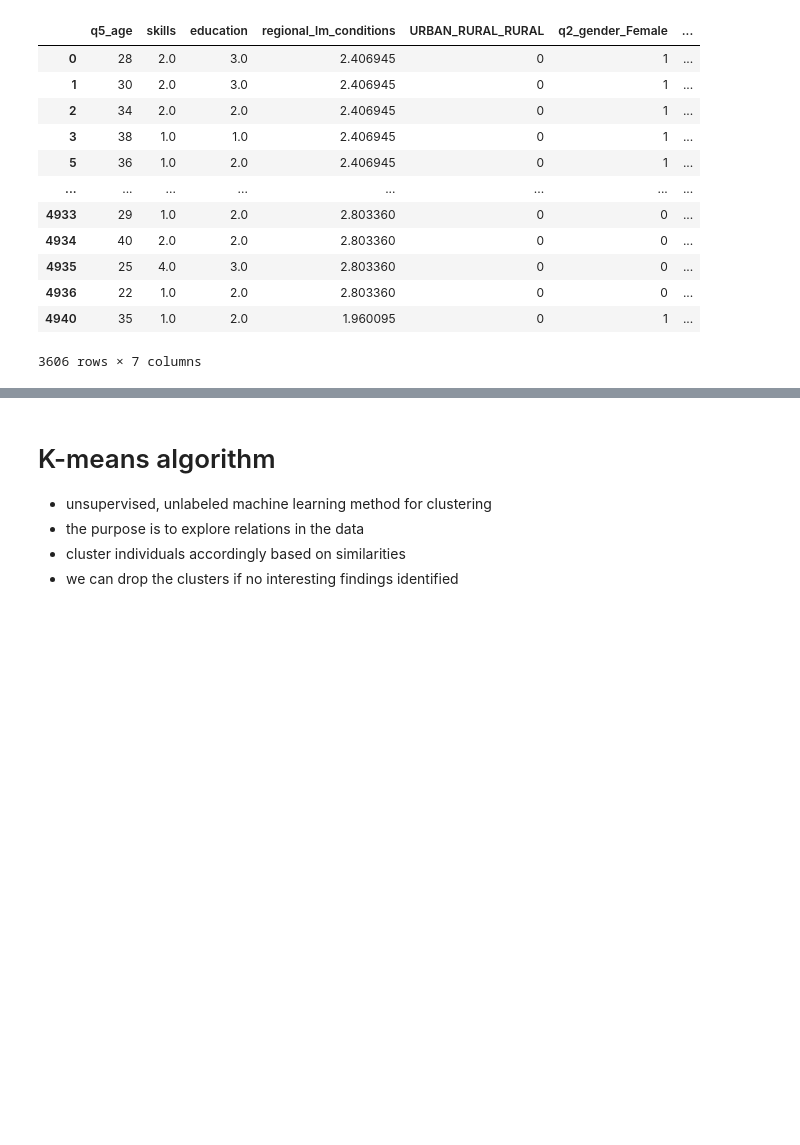
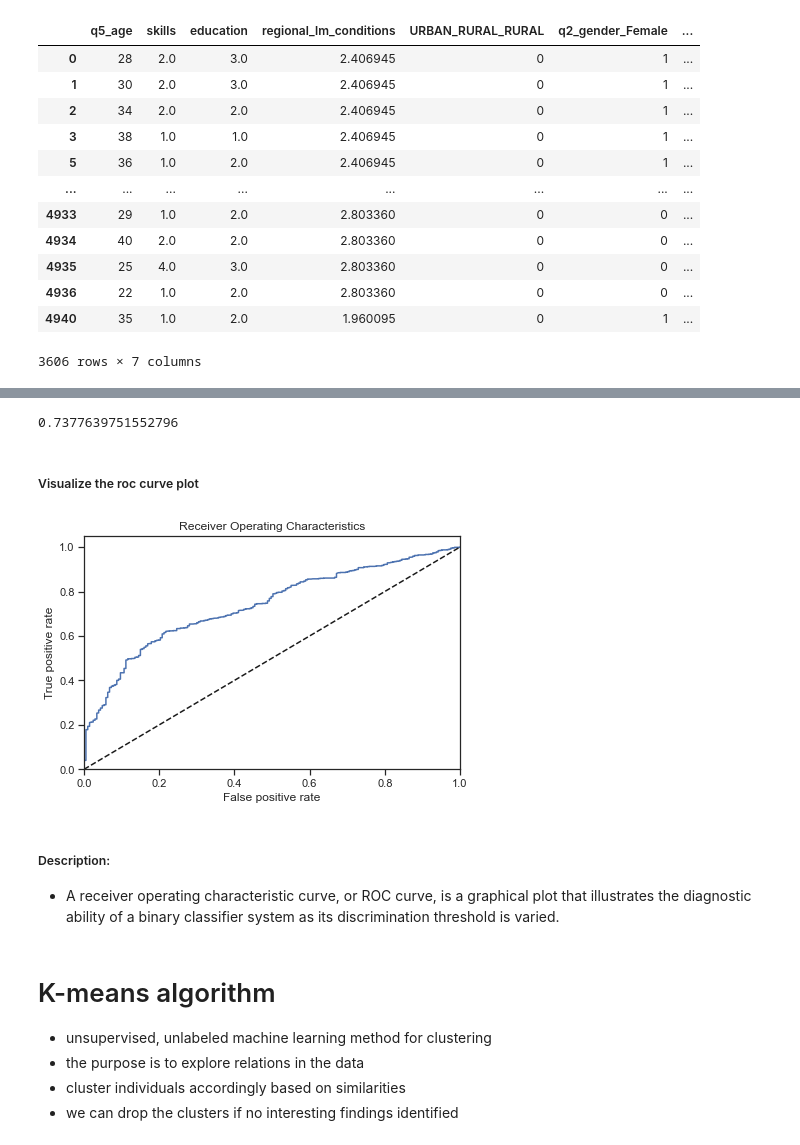
Before and after one commit to nayopr/SA, a Jupyter notebook: Analysis of employment.ipynb, the cells around one changed output, grey strips where cells are left out. Saved outputs shown, nothing was run; the diff lists cells and outputs as text; code cells hidden in the pictures; blank space fills up the shorter version.

```diff
--- a/Analysis of employment.ipynb
+++ b/Analysis of employment.ipynb
@@ -410,0 +435,5 @@ X
+# %%
+# Import train test split tool
+# feed in X and y and set up parameters
+from sklearn.model_selection import train_test_split
+X_train, X_test, y_train, y_test = train_test_split(X,y, test_size=0.3, random_state=40)
@@ -411,3 +470,33 @@ X
+# %%
+# calculating the main metrics
+probabilities=classification.predict_proba(X_test)
+preds=probabilities[:,1]
+import sklearn.metrics as metrics
+fpr, tpr, threshold = metrics.roc_curve(y_test, preds)
+roc_auc=metrics.auc(fpr,tpr)
+print(roc_auc)
+
+### 74% accuracy for the baseline model... decent, can improve it
+# %% [output]
+0.7377639751552796
+# %% [markdown]
+##### Visualize the roc curve plot
+# %%
+
+# Plot area under the curve as a share of roc
+plt.title('Receiver Operating Characteristics')
+plt.plot(fpr,tpr, label="AUC"%roc_auc)
+plt.plot([0, 1], [0,1], 'k--')
+plt.xlim([0.0, 1.0])
+plt.ylim([0.0, 1.05])
+plt.ylabel('True positive rate')
+plt.xlabel('False positive rate')
+plt.show()
+# %% [output]
+[figure, added]
+# %% [markdown]
+##### Description:
+- A receiver operating characteristic curve, or ROC curve, is a graphical plot that illustrates the diagnostic ability of a binary classifier system as its discrimination threshold is varied.
 # %% [markdown]
 # K-means algorithm
 - unsupervised, unlabeled machine learning method for clustering
```
Also changed, not shown: parts of 9 cells of this notebook.
